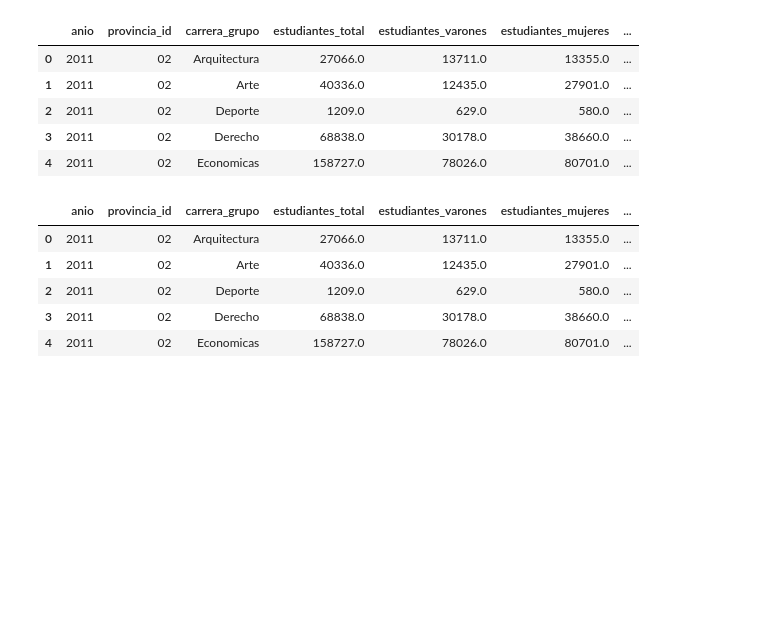
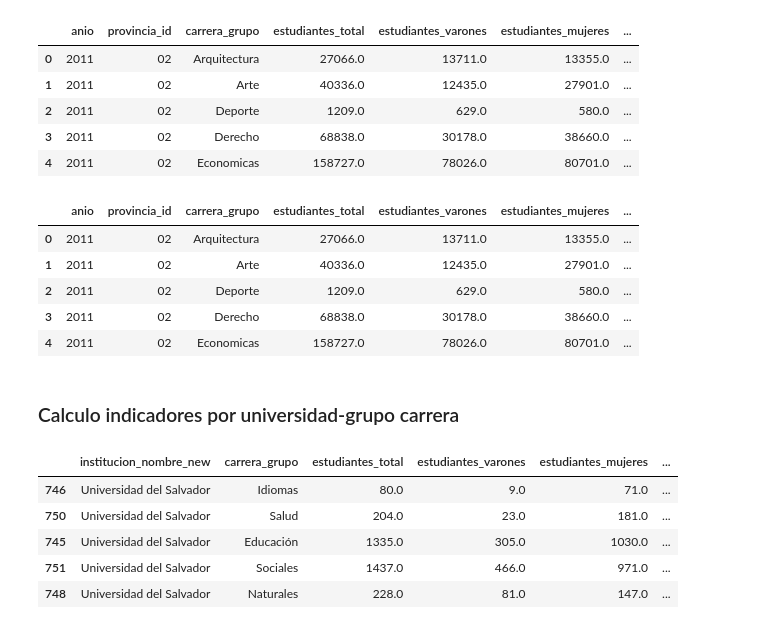
Before and after one commit to chicasentec/viz-carreras-nexjournal, a Jupyter notebook: etl-next-journal.ipynb, the cells around one changed output. Cells and saved outputs as stored; diff of their text form; code cells hidden in the pictures; blank space fills up the shorter version.

Commit message:
Agrego indicadores a los string de "grupo carrera" de cada universidad.

```diff
--- a/etl-next-journal.ipynb
+++ b/etl-next-journal.ipynb
@@ -263,2 +253,41 @@ def crear_universidad(mapa,latitud, longitud, universidad_nombre, carreras_grupo
+# %% [markdown]
+### Calculo indicadores por universidad-grupo carrera
+# %%
+def create_grupo_indics_str(row):
+    """Crea string con variables por grupo carrera."""
+
+    grupo_indics_str = "{}: {} estudiantes / {:.1%} mujeres".format(
+        row["carrera_grupo"],
+        int(row["estudiantes_total"]),
+        row["estudiantes_mujeres_pct"],
+    )
+    return grupo_indics_str
+# %%
+# agrupo por universidad-grupo para el año 2017 (el último)
+df_universidad_grupo = df_universidades_merged[df_universidades_merged.anio == 2017].groupby(
+    ["institucion_nombre_new", "carrera_grupo"]
+).sum()
+df_universidad_grupo = df_universidad_grupo[variables]
+df_universidad_grupo = df_universidad_grupo.reset_index()
+
+# elimino agrupaciones que no tienen estudiantes
+df_universidad_grupo = df_universidad_grupo[df_universidad_grupo.estudiantes_total > 0]
+
+# creo indicadores de interés y orden por % estudiantes mujeres
+df_universidad_grupo["estudiantes_mujeres_pct"] = df_universidad_grupo.estudiantes_mujeres / df_universidad_grupo.estudiantes_total
+df_universidad_grupo["carrera_grupo_indics"] = df_universidad_grupo.apply(create_grupo_indics_str, axis=1)
+df_universidad_grupo = df_universidad_grupo.sort_values(
+    ["institucion_nombre_new", "estudiantes_mujeres_pct"],
+    ascending=False
+)
+
+df_universidad_grupo.head()
+# %% [output]
+|  | institucion_nombre_new | carrera_grupo | estudiantes_total | estudiantes_varones | estudiantes_mujeres | ... |
+| 746 | Universidad del Salvador | Idiomas | 80.0 | 9.0 | 71.0 | ... |
+| 750 | Universidad del Salvador | Salud | 204.0 | 23.0 | 181.0 | ... |
+| 745 | Universidad del Salvador | Educación | 1335.0 | 305.0 | 1030.0 | ... |
+| 751 | Universidad del Salvador | Sociales | 1437.0 | 466.0 | 971.0 | ... |
+| 748 | Universidad del Salvador | Naturales | 228.0 | 81.0 | 147.0 | ... |
 # %%
 def concatenate_map(grupos_carreras):
```
Also changed, not shown: parts of 4 cells of this notebook, 1 other file.
